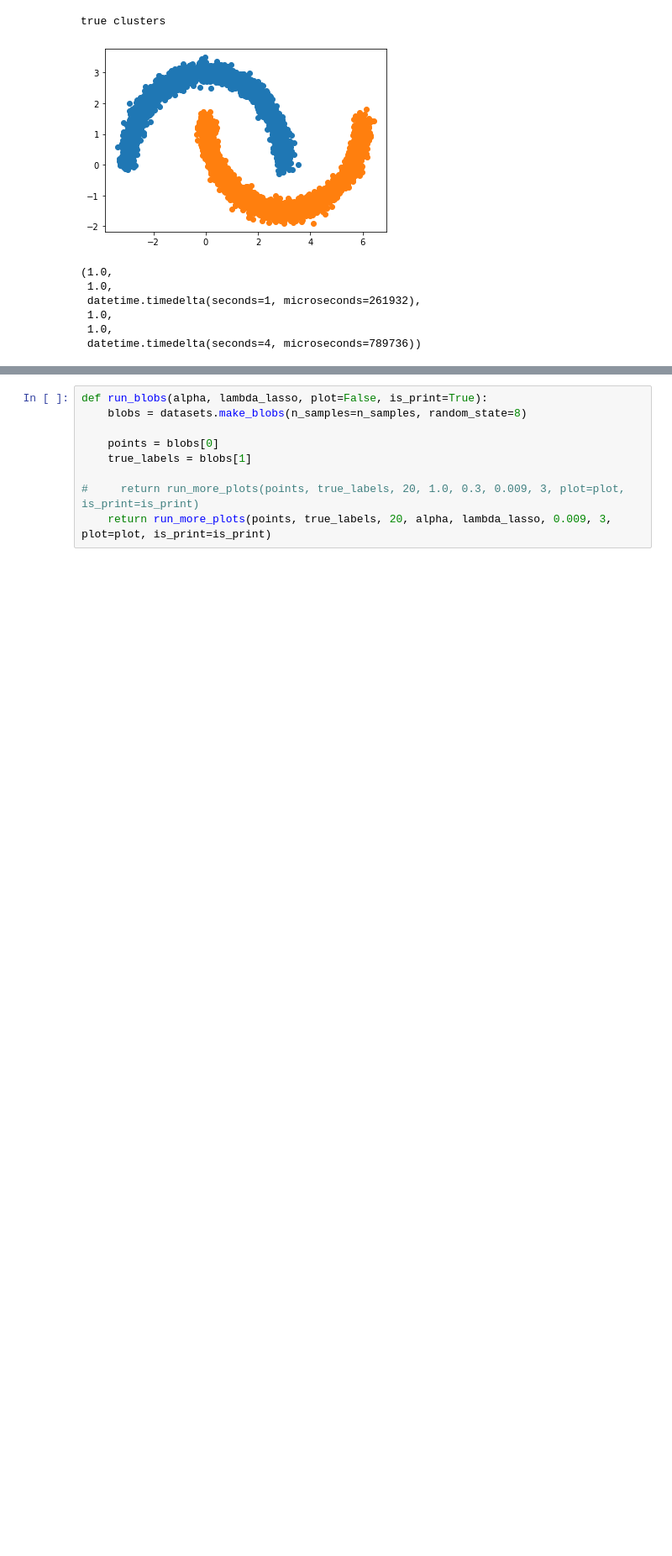
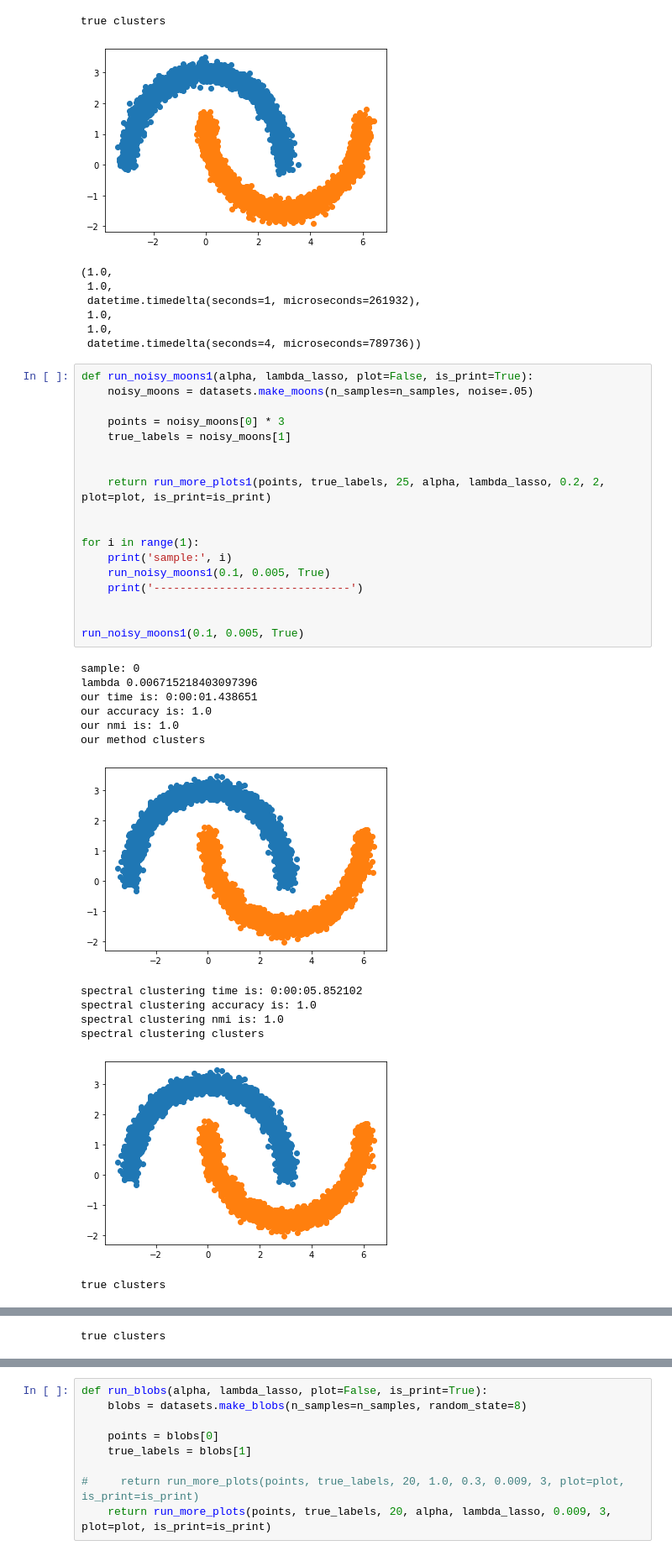
Before and after one commit to sahelyiyi/LocClustNLasso, a Jupyter notebook: loc_clust_kmeans.ipynb, the cells around one changed output, grey strips where cells are left out. Shown at 84% size. Drawn from its saved outputs; the diff is of its cells as text; blank space fills up the shorter version.

```diff
--- a/loc_clust_kmeans.ipynb
+++ b/loc_clust_kmeans.ipynb
@@ -857,3 +1077,35 @@ true clusters
  1.0,
  1.0,
  datetime.timedelta(seconds=4, microseconds=789736))
+# %%
+def run_noisy_moons1(alpha, lambda_lasso, plot=False, is_print=True):
+    noisy_moons = datasets.make_moons(n_samples=n_samples, noise=.05)
+
+    points = noisy_moons[0] * 3
+    true_labels = noisy_moons[1]
+
+
+    return run_more_plots1(points, true_labels, 25, alpha, lambda_lasso, 0.2, 2, plot=plot, is_print=is_print)
+
+
+for i in range(1):
+    print('sample:', i)
+    run_noisy_moons1(0.1, 0.005, True)
+    print('------------------------------')
+
+
+run_noisy_moons1(0.1, 0.005, True)
+# %% [output]
+sample: 0
+lambda 0.006715218403097396
+our time is: 0:00:01.438651
+our accuracy is: 1.0
+our nmi is: 1.0
+our method clusters
+[figure, added]
+spectral clustering time is: 0:00:05.852102
+spectral clustering accuracy is: 1.0
+spectral clustering nmi is: 1.0
+spectral clustering clusters
+[figure, added]
+true clusters
@@ -859,0 +1125 @@ true clusters
+true clusters
```
Also changed, not shown: parts of 10 cells of this notebook.
